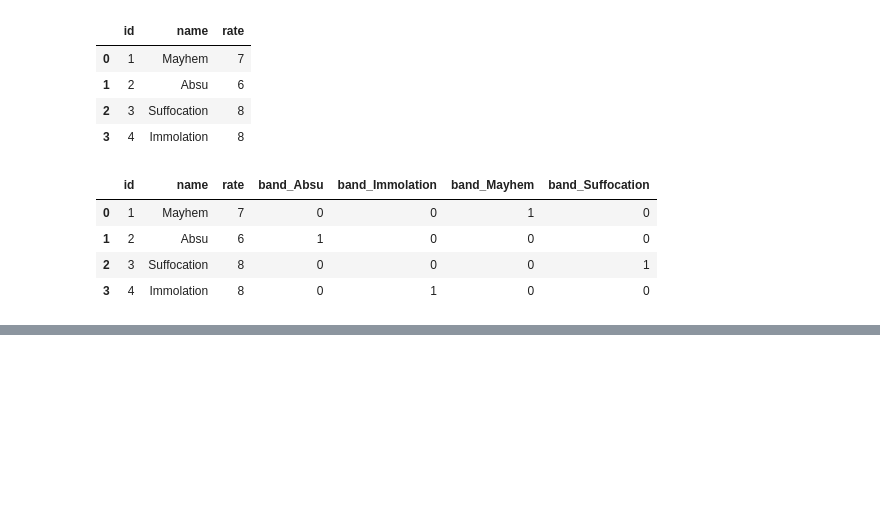
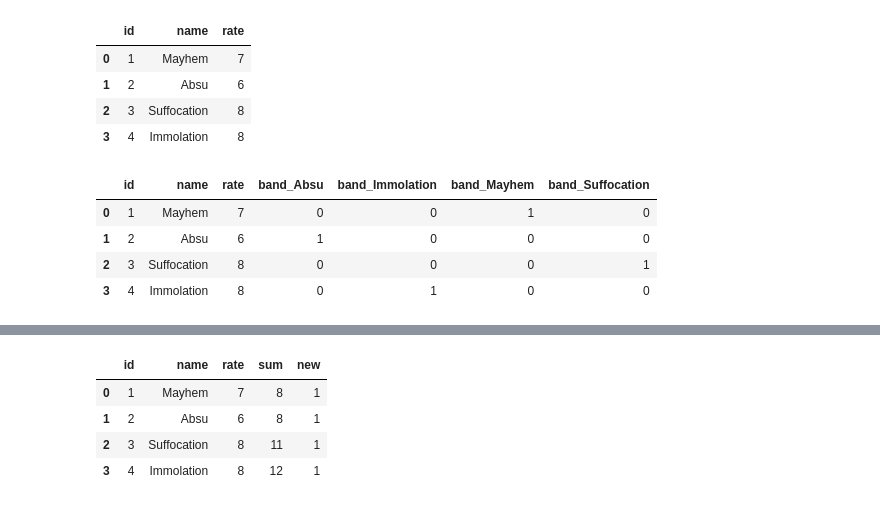
Before and after one commit to DhyegoNieto/acamica, a Jupyter notebook: notebooks/pandas/biblioteca-pandas.ipynb, the cells around one changed output, grey strips where cells are left out. Drawn from its saved outputs; the diff is of its cells as text; code cells hidden in the pictures; blank space fills up the shorter version.

```diff
--- a/notebooks/pandas/biblioteca-pandas.ipynb
+++ b/notebooks/pandas/biblioteca-pandas.ipynb
@@ -988,3 +988,6 @@ df2
 | 1 | 2 | Absu | 6 | 1 | 0 | 0 | 0 |
 | 2 | 3 | Suffocation | 8 | 0 | 0 | 0 | 1 |
 | 3 | 4 | Immolation | 8 | 0 | 1 | 0 | 0 |
+# %%
+df['sum'] = df['id'] + df['rate']
+df
@@ -990,0 +1000,9 @@ df2
+# %%
+df['new'] = 1
+df
+# %% [output]
+|  | id | name | rate | sum | new |
+| 0 | 1 | Mayhem | 7 | 8 | 1 |
+| 1 | 2 | Absu | 6 | 8 | 1 |
+| 2 | 3 | Suffocation | 8 | 11 | 1 |
+| 3 | 4 | Immolation | 8 | 12 | 1 |
```
Also changed, not shown: parts of 9 cells of this notebook, 13 other files.
